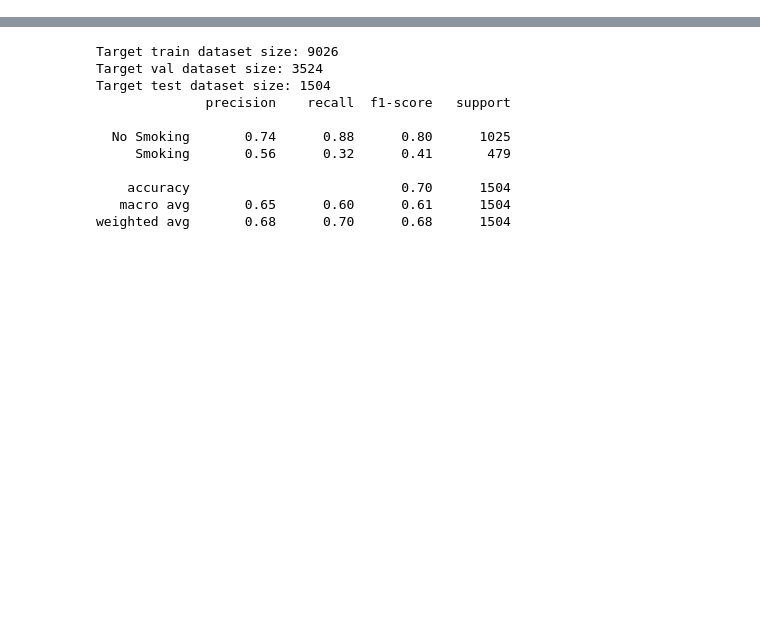
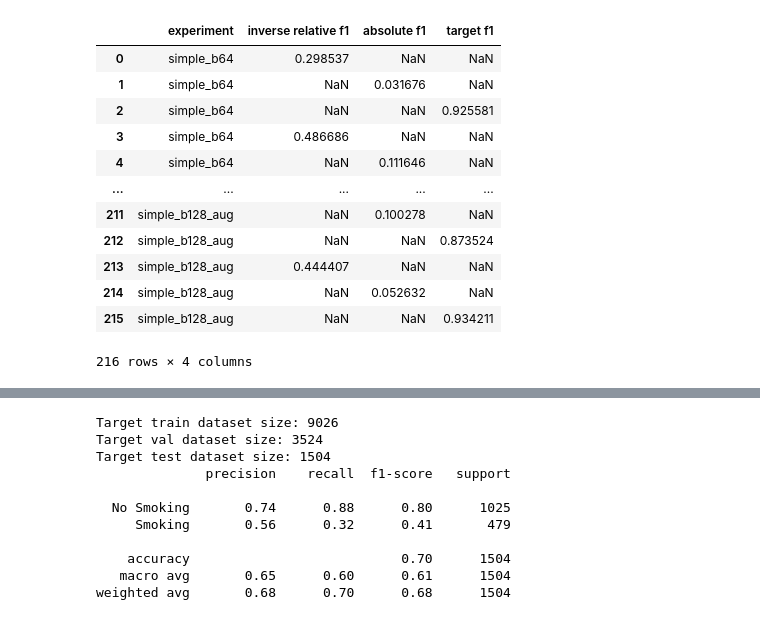
Before and after one commit to smithandrewk/ml-customization, a Jupyter notebook: eval.ipynb, the cells around one changed output, grey strips where cells are left out. Cells and saved outputs as stored; diff of their text form; code cells hidden in the pictures; blank space fills up the shorter version.

```diff
--- a/eval.ipynb
+++ b/eval.ipynb
@@ -4,0 +76,16 @@ experiments
+# %%
+df
+# %% [output]
+|  | experiment | inverse relative f1 | absolute f1 | target f1 |
+| 0 | simple_b64 | 0.298537 | NaN | NaN |
+| 1 | simple_b64 | NaN | 0.031676 | NaN |
+| 2 | simple_b64 | NaN | NaN | 0.925581 |
+| 3 | simple_b64 | 0.486686 | NaN | NaN |
+| 4 | simple_b64 | NaN | 0.111646 | NaN |
+| ... | ... | ... | ... | ... |
+| 211 | simple_b128_aug | NaN | 0.100278 | NaN |
+| 212 | simple_b128_aug | NaN | NaN | 0.873524 |
+| 213 | simple_b128_aug | 0.444407 | NaN | NaN |
+| 214 | simple_b128_aug | NaN | 0.052632 | NaN |
+| 215 | simple_b128_aug | NaN | NaN | 0.934211 |
+216 rows × 4 columns
```
Also changed, not shown: parts of 6 cells of this notebook, 20 other files.
